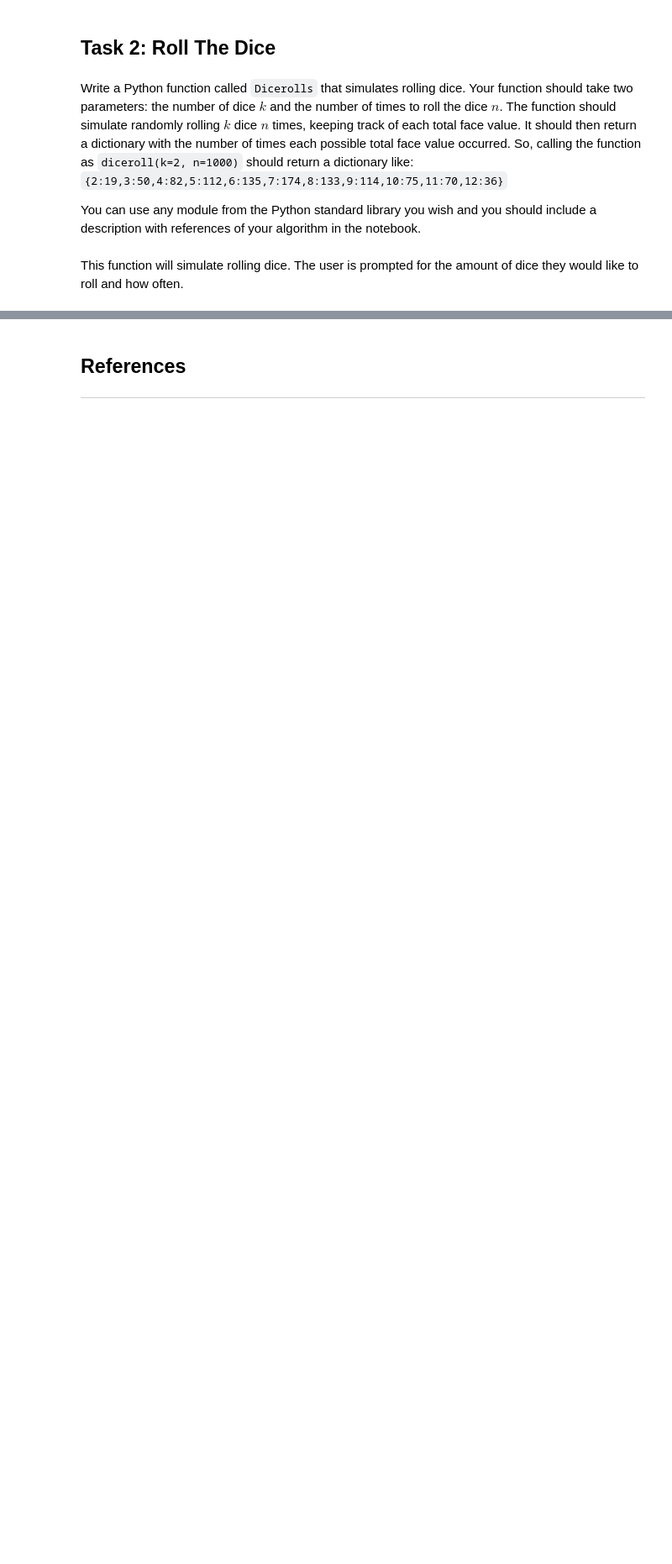
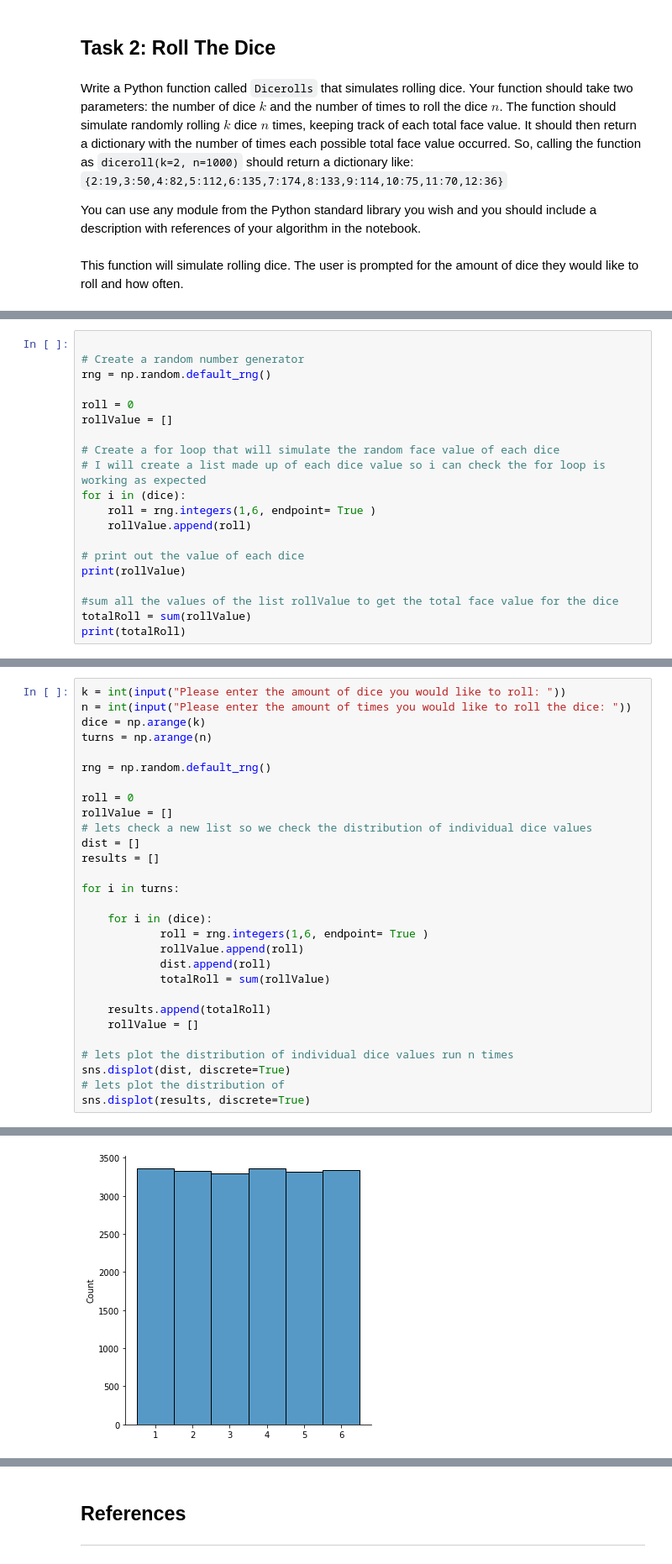
Before and after one commit to shaner1/Fundamentals_Task_20, a Jupyter notebook: Fundamentals_Task.ipynb, the cells around one changed output, grey strips where cells are left out. Shown: that part at 84% size. Cells and saved outputs as stored; diff of their text form; blank space fills up the shorter version.

```diff
--- a/Fundamentals_Task.ipynb
+++ b/Fundamentals_Task.ipynb
@@ -272,0 +181,20 @@ print(dice)
+# %%
+
+# Create a random number generator
+rng = np.random.default_rng()
+
+roll = 0
+rollValue = []
+
+# Create a for loop that will simulate the random face value of each dice
+# I will create a list made up of each dice value so i can check the for loop is working as expected
+for i in (dice):
+    roll = rng.integers(1,6, endpoint= True )
+    rollValue.append(roll)
+
+# print out the value of each dice
+print(rollValue)
+
+#sum all the values of the list rollValue to get the total face value for the dice
+totalRoll = sum(rollValue)
+print(totalRoll)
@@ -272,0 +251,30 @@ print(dice)
+# %%
+k = int(input("Please enter the amount of dice you would like to roll: "))
+n = int(input("Please enter the amount of times you would like to roll the dice: "))
+dice = np.arange(k)
+turns = np.arange(n)
+
+rng = np.random.default_rng()
+
+roll = 0
+rollValue = []
+# lets check a new list so we check the distribution of individual dice values
+dist = []
+results = []
+
+for i in turns:
+
+    for i in (dice):
+            roll = rng.integers(1,6, endpoint= True )
+            rollValue.append(roll)
+            dist.append(roll)
+            totalRoll = sum(rollValue)
+
+    results.append(totalRoll)
+    rollValue = []
+
+# lets plot the distribution of individual dice values run n times
+sns.displot(dist, discrete=True)
+# lets plot the distribution of
+sns.displot(results, discrete=True)
+# %% [output]
@@ -272,0 +284 @@ print(dice)
+[figure, added]
```
Also changed, not shown: parts of 44 cells of this notebook.
